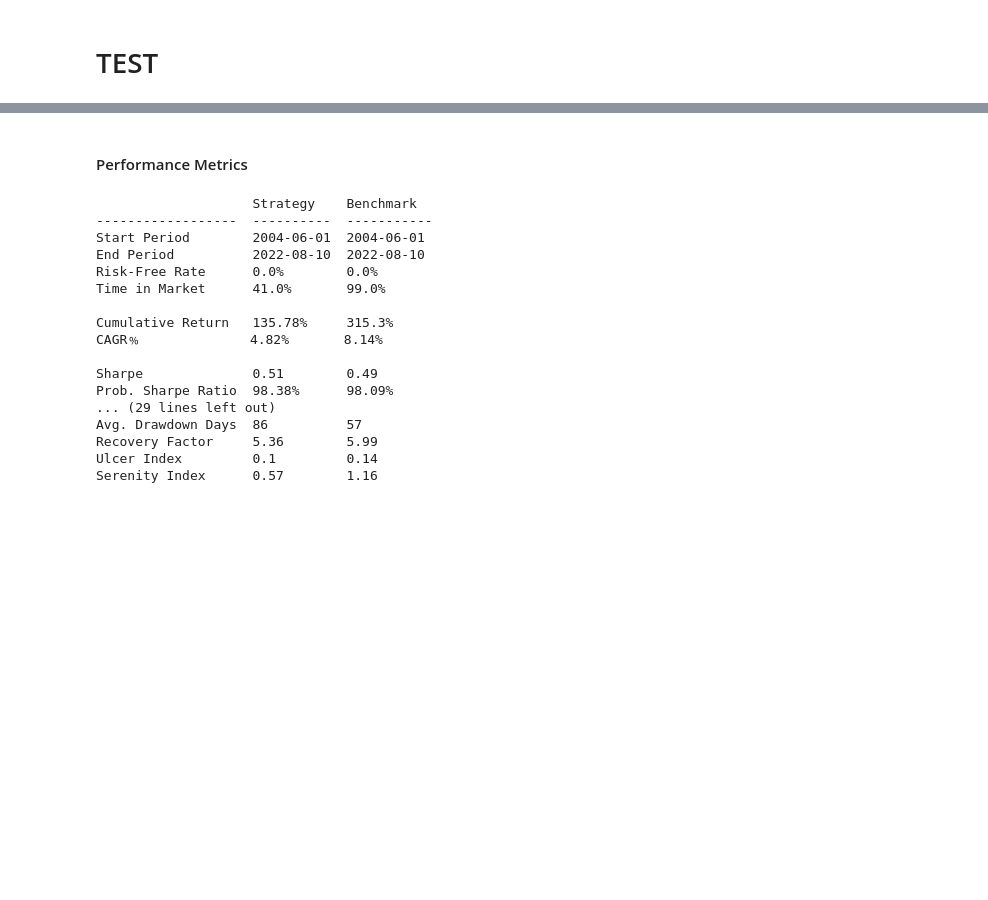
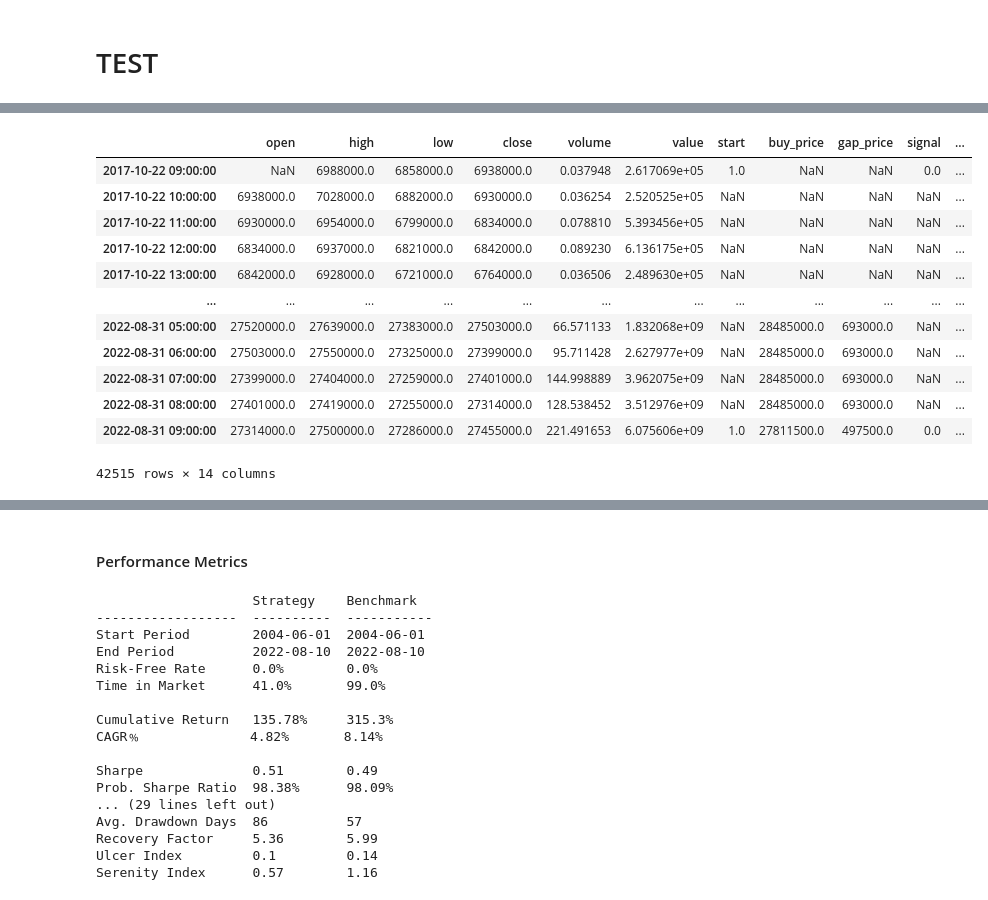
Before and after one commit to malkovich0/trading1, a Jupyter notebook: Backtest/Volatility Breakout.ipynb, the cells around one changed output, grey strips where cells are left out. Saved outputs shown, nothing was run; the diff lists cells and outputs as text; code cells hidden in the pictures; blank space fills up the shorter version.

Commit message:
backtest수정

```diff
--- a/Backtest/Volatility Breakout.ipynb
+++ b/Backtest/Volatility Breakout.ipynb
@@ -685,12 +577,12 @@ def calculate_ml(data_raw, model):
     return data_raw
 #     return input_data
 # %%
-# date_start = datetime(2017,10,1)
-date_start = datetime(2022,1,1)
+date_start = datetime(2017,10,1)
+# date_start = datetime(2022,1,1)
 date_end = datetime(2022,8,31)
 coin_code = 'KRW-BTC'
 data_raw = define_data(date_start-relativedelta(days=10),date_end,coin_code,time_start=9,timeframe='hourly')
-case1 = Backtest(data_raw, Strategy_Volatility, strategy_list=['ml'])
+# case1 = Backtest(data_raw, Strategy_Volatility, strategy_list=['ml'])
 # %%
 case1.trading_fee = 0.1
 case1.cal_strategy()
@@ -719,0 +614,16 @@ case1.analyze_result_per()
+# %%
+case1.data_hr
+# %% [output]
+|  | open | high | low | close | volume | value | start | buy_price | gap_price | signal | ... |
+| 2017-10-22 09:00:00 | NaN | 6988000.0 | 6858000.0 | 6938000.0 | 0.037948 | 2.617069e+05 | 1.0 | NaN | NaN | 0.0 | ... |
+| 2017-10-22 10:00:00 | 6938000.0 | 7028000.0 | 6882000.0 | 6930000.0 | 0.036254 | 2.520525e+05 | NaN | NaN | NaN | NaN | ... |
+| 2017-10-22 11:00:00 | 6930000.0 | 6954000.0 | 6799000.0 | 6834000.0 | 0.078810 | 5.393456e+05 | NaN | NaN | NaN | NaN | ... |
+| 2017-10-22 12:00:00 | 6834000.0 | 6937000.0 | 6821000.0 | 6842000.0 | 0.089230 | 6.136175e+05 | NaN | NaN | NaN | NaN | ... |
+| 2017-10-22 13:00:00 | 6842000.0 | 6928000.0 | 6721000.0 | 6764000.0 | 0.036506 | 2.489630e+05 | NaN | NaN | NaN | NaN | ... |
+| ... | ... | ... | ... | ... | ... | ... | ... | ... | ... | ... | ... |
+| 2022-08-31 05:00:00 | 27520000.0 | 27639000.0 | 27383000.0 | 27503000.0 | 66.571133 | 1.832068e+09 | NaN | 28485000.0 | 693000.0 | NaN | ... |
+| 2022-08-31 06:00:00 | 27503000.0 | 27550000.0 | 27325000.0 | 27399000.0 | 95.711428 | 2.627977e+09 | NaN | 28485000.0 | 693000.0 | NaN | ... |
+| 2022-08-31 07:00:00 | 27399000.0 | 27404000.0 | 27259000.0 | 27401000.0 | 144.998889 | 3.962075e+09 | NaN | 28485000.0 | 693000.0 | NaN | ... |
+| 2022-08-31 08:00:00 | 27401000.0 | 27419000.0 | 27255000.0 | 27314000.0 | 128.538452 | 3.512976e+09 | NaN | 28485000.0 | 693000.0 | NaN | ... |
+| 2022-08-31 09:00:00 | 27314000.0 | 27500000.0 | 27286000.0 | 27455000.0 | 221.491653 | 6.075606e+09 | 1.0 | 27811500.0 | 497500.0 | 0.0 | ... |
+42515 rows × 14 columns
```
Also changed, not shown: parts of 67 cells of this notebook, 11 other files.
